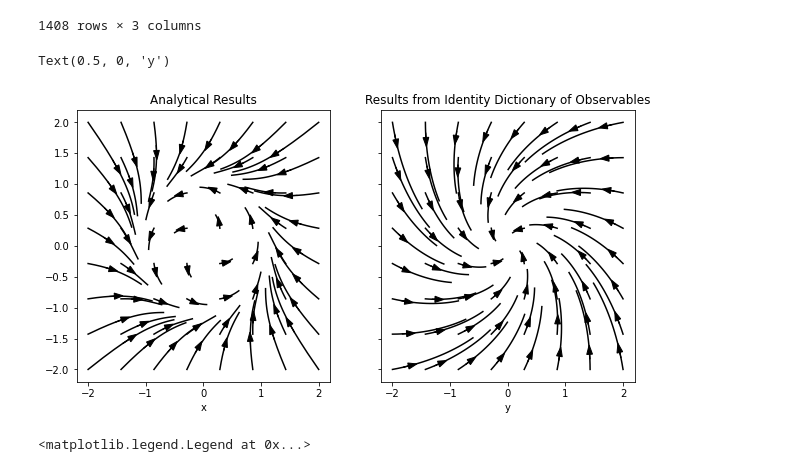
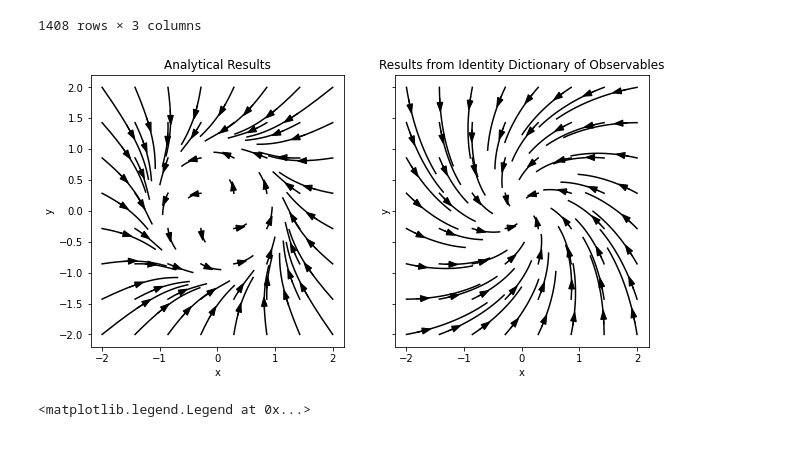
Before and after one commit to waleedbinkhalid74/ml_cms_final_project, a Jupyter notebook: ml_cms_final_proj_task_4_part_3.ipynb, the cells around one changed output. Drawn from its saved outputs; the diff is of its cells as text; code cells hidden in the pictures.

```diff
--- a/ml_cms_final_proj_task_4_part_3.ipynb
+++ b/ml_cms_final_proj_task_4_part_3.ipynb
@@ -130,15 +130,14 @@ x_predict_dmd
 # %%
 fig, axs = plt.subplots(1,2, sharex=True, sharey=True, figsize=(10,5))
 plot_data(solution_df, axs[0])
 plot_data(x_predict_dmd, axs[1])
 axs[0].set_title('Analytical Results')
-axs[0].set_xlabel('x'); axs[1].set_xlabel('y')
+axs[0].set_xlabel('x'); axs[0].set_ylabel('y')
 axs[1].set_title('Results from Identity Dictionary of Observables')
-axs[1].set_xlabel('x'); axs[1].set_xlabel('y')
-# fig.savefig('figures/limit_cycle_dmd_sol.png')
+axs[1].set_xlabel('x'); axs[1].set_ylabel('y')
+fig.savefig('figures/limit_cycle_dmd_sol.png')
 # %% [output]
-Text(0.5, 0, 'y')
-[figure, old version]
+[figure, new version]
 # %%
 x_actual = solution_df[solution_df['ID'] == 1].iloc[:,:3]
 initial_values = x_actual.iloc[0:1,0:3]
```
Also changed, not shown: parts of 2 cells of this notebook, 3 other files.
